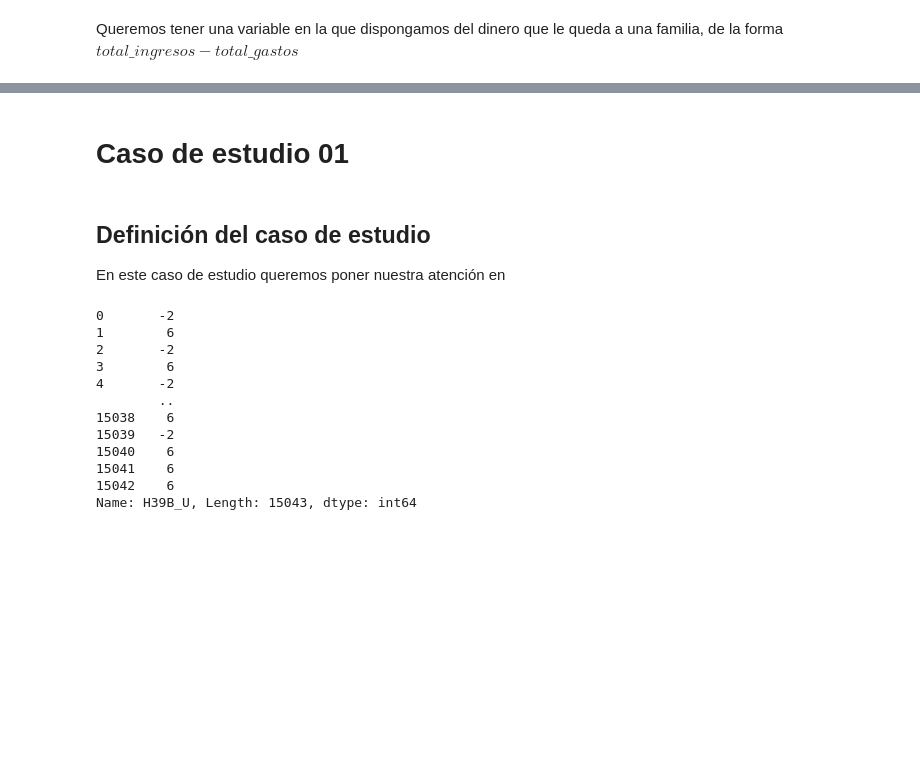
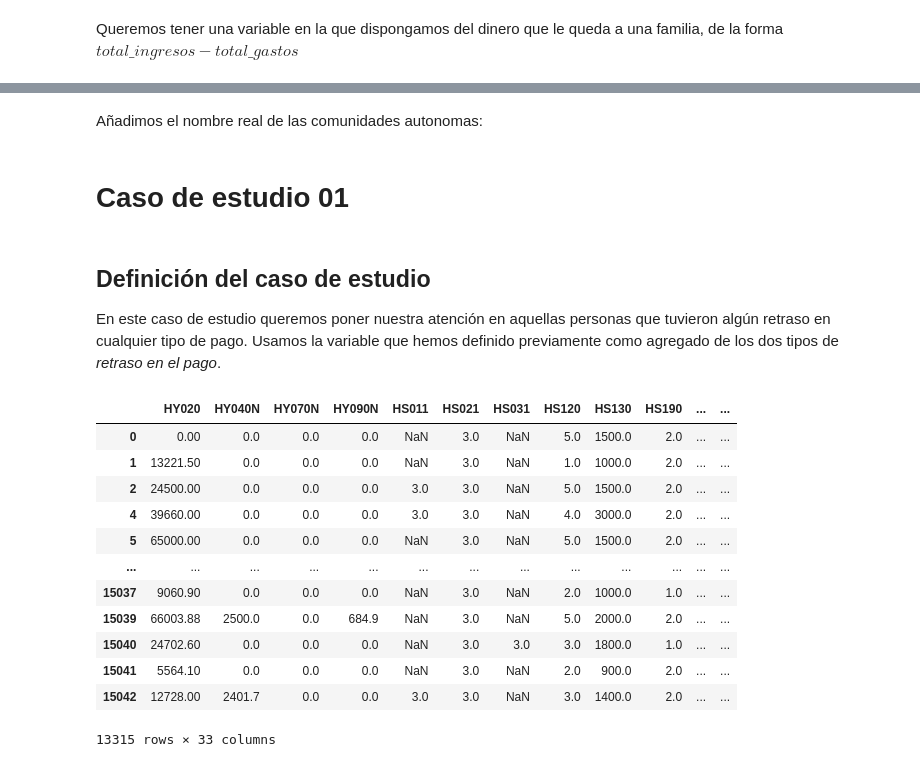
Before and after one commit to SergioQuijanoRey/PracticasInteligenciaNegocio, a Jupyter notebook: Práctica 2/Casos de estudio.ipynb, the cells around one changed output, grey strips where cells are left out. Drawn from its saved outputs; the diff is of its cells as text; code cells hidden in the pictures; blank space fills up the shorter version.

```diff
--- a/Práctica 2/Casos de estudio.ipynb
+++ b/Práctica 2/Casos de estudio.ipynb
@@ -124,7 +130,9 @@ def pidio_ayuda_condicion(ayuda_familiar, ayuda_entidad):
         return False
 
 
+
 # Añadimos la nueva columna usando la condicion que hemos definido previamente
-df_global["pidio_ayuda"] = df_global.apply(lambda row: pidio_ayuda_condicion(row[pidio_ayuda_economica_familiares], row[pidio_ayuda_economica_entidad]), axis = 1)
+pidio_ayuda = "pidio_ayuda"
+df_global[pidio_ayuda] = df_global.apply(lambda row: pidio_ayuda_condicion(row[pidio_ayuda_economica_familiares], row[pidio_ayuda_economica_entidad]), axis = 1)
 # %% [markdown]
 Queremos tener una variable en la que dispongamos del dinero que le queda a una familia, de la forma $total\_ingresos - total\_gastos$
@@ -130,0 +166,2 @@ Queremos tener una variable en la que dispongamos del dinero que le queda a una
+# %% [markdown]
+Añadimos el nombre real de las comunidades autonomas:
@@ -133,19 +199,59 @@ Queremos tener una variable en la que dispongamos del dinero que le queda a una
 # %% [markdown]
 ## Definición del caso de estudio
 
-En este caso de estudio queremos poner nuestra atención en
+En este caso de estudio queremos poner nuestra atención en aquellas personas que tuvieron algún retraso en cualquier tipo de pago. Usamos la variable que hemos definido previamente como agregado de los dos tipos de *retraso en el pago*.
-# %%
-df_global[pidio_ayuda_economica_entidad]
-# %% [output]
-0       -2
-1        6
-2       -2
-3        6
-4       -2
-        ..
-15038    6
-15039   -2
-15040    6
-15041    6
-15042    6
-Name: H39B_U, Length: 15043, dtype: int64
+# %%
+# Tomamos los datos de aquellos hogares que pidieron ayuda economica
+df_first = df_global[df_global[retraso_pago] == 1]
+
+renta_disponible_total_hogar = "HY020"
+renta_ganada_alquilando = "HY040N"
+ayuda_para_vivienda = "HY070N"
+inversiones_de_capital = "HY090N"
+retraso_pago_hipoteca_o_alquiler = "HS011"
+retraso_pago_luz_agua_gas = "HS021"
+retraso_pago_prestamos = "HS031"
+capacidad_hogar_llegar_fin_mes = "HS120"
+ingresos_minimos_para_llegar_fin_mes = "HS130"
+vandalismo_en_la_zona = "HS190"
+comunidad_autonoma = "DB040"
+
+tipo_de_vivienda = "HH010"
+regimen_de_tenencia_vivienda = "HH021"
+habitaciones_vivienda = "HH030"
+
+pidio_ayuda_economica_familiares = "H39A_U"
+pidio_ayuda_economica_entidad = "H39B_U"
+corte_energia = "H38A_U"
+
+numero_miembros_hogar = "HX040"
+tipo_de_hogar = "HX060" # Variable numerica categorica con muchos valores posibles
+hogar_en_riesgo_pobreza = "vhPobreza"
+hogar_carencia_material_severa = "vhMATDEP"
+
+proposito_prestamos = lambda i: f"HI100_{i}"
+
+cuota_hipoteca = "cuotahip"
+
+# Nos quedamos con las columnas que nos interesan para este caso de estudio
+columnas_interesante = [
+    renta_disponible_total_hogar,
+    ayuda_para_vivienda,
+]
+
+
+df_first
+# %% [output]
+|  | HY020 | HY040N | HY070N | HY090N | HS011 | HS021 | HS031 | HS120 | HS130 | HS190 | ... | ... |
+| 0 | 0.00 | 0.0 | 0.0 | 0.0 | NaN | 3.0 | NaN | 5.0 | 1500.0 | 2.0 | ... | ... |
+| 1 | 13221.50 | 0.0 | 0.0 | 0.0 | NaN | 3.0 | NaN | 1.0 | 1000.0 | 2.0 | ... | ... |
+| 2 | 24500.00 | 0.0 | 0.0 | 0.0 | 3.0 | 3.0 | NaN | 5.0 | 1500.0 | 2.0 | ... | ... |
+| 4 | 39660.00 | 0.0 | 0.0 | 0.0 | 3.0 | 3.0 | NaN | 4.0 | 3000.0 | 2.0 | ... | ... |
+| 5 | 65000.00 | 0.0 | 0.0 | 0.0 | NaN | 3.0 | NaN | 5.0 | 1500.0 | 2.0 | ... | ... |
+| ... | ... | ... | ... | ... | ... | ... | ... | ... | ... | ... | ... | ... |
+| 15037 | 9060.90 | 0.0 | 0.0 | 0.0 | NaN | 3.0 | NaN | 2.0 | 1000.0 | 1.0 | ... | ... |
+| 15039 | 66003.88 | 2500.0 | 0.0 | 684.9 | NaN | 3.0 | NaN | 5.0 | 2000.0 | 2.0 | ... | ... |
+| 15040 | 24702.60 | 0.0 | 0.0 | 0.0 | NaN | 3.0 | 3.0 | 3.0 | 1800.0 | 1.0 | ... | ... |
+| 15041 | 5564.10 | 0.0 | 0.0 | 0.0 | NaN | 3.0 | NaN | 2.0 | 900.0 | 2.0 | ... | ... |
+| 15042 | 12728.00 | 2401.7 | 0.0 | 0.0 | 3.0 | 3.0 | NaN | 3.0 | 1400.0 | 2.0 | ... | ... |
+13315 rows × 33 columns
```
Also changed, not shown: parts of 10 cells of this notebook.
